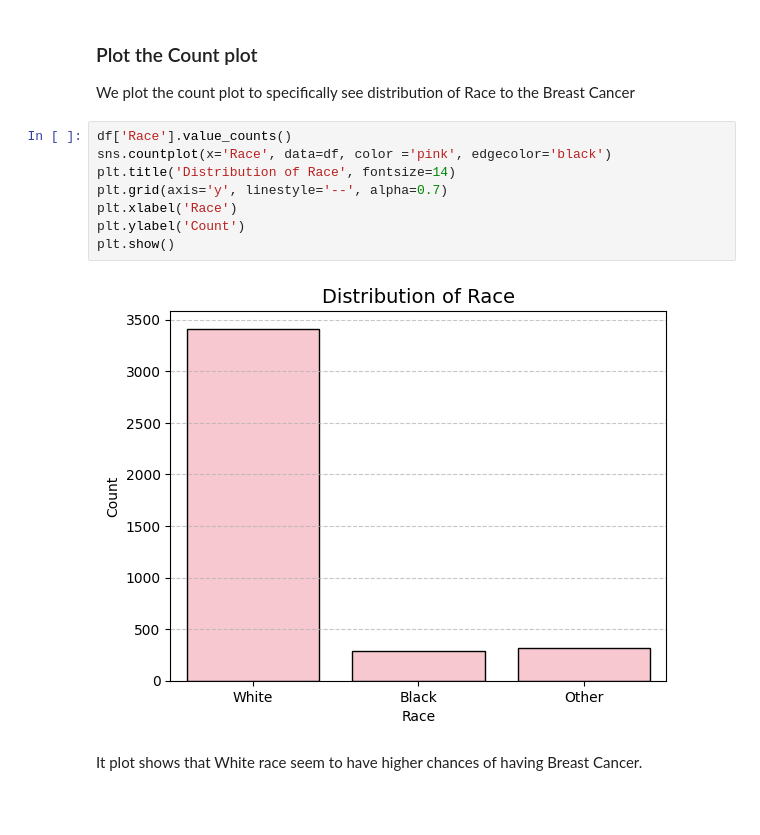
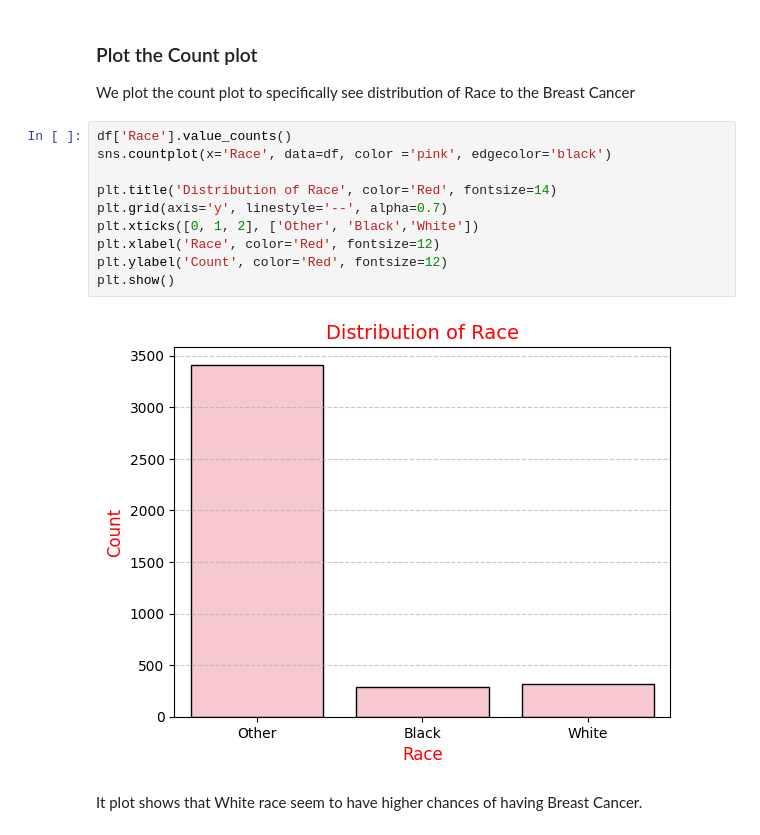
Before and after one commit to lyhengchhen/breast_cancer_detection, a Jupyter notebook: src/eda.ipynb, the cells around one changed output. Cells and saved outputs as stored; diff of their text form; blank space fills up the shorter version.

```diff
--- a/src/eda.ipynb
+++ b/src/eda.ipynb
@@ -154,13 +160,15 @@ We plot the count plot to specifically see distribution of Race to the Breast Ca
 # %%
 df['Race'].value_counts()
 sns.countplot(x='Race', data=df, color ='pink', edgecolor='black')
-plt.title('Distribution of Race', fontsize=14)
+
+plt.title('Distribution of Race', color='Red', fontsize=14)
 plt.grid(axis='y', linestyle='--', alpha=0.7)
-plt.xlabel('Race')
-plt.ylabel('Count')
+plt.xticks([0, 1, 2], ['Other', 'Black','White'])
+plt.xlabel('Race', color='Red', fontsize=12)
+plt.ylabel('Count', color='Red', fontsize=12)
 plt.show()
 # %% [output]
-[figure, old version]
+[figure, new version]
 # %% [markdown]
 It plot shows that White race seem to have higher chances of having Breast Cancer.
 # %% [markdown]
```
Also changed, not shown: parts of 26 cells of this notebook.
